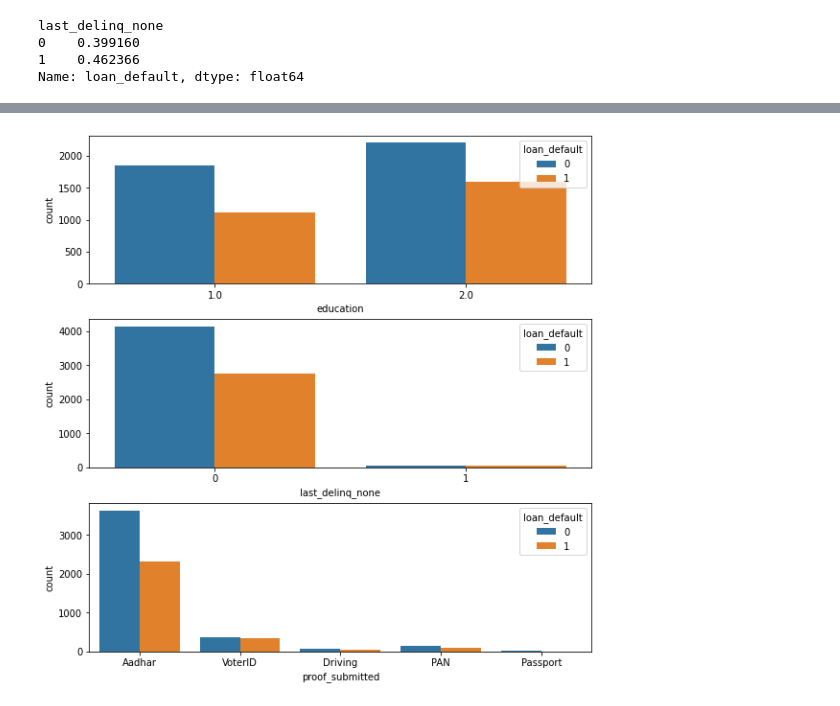
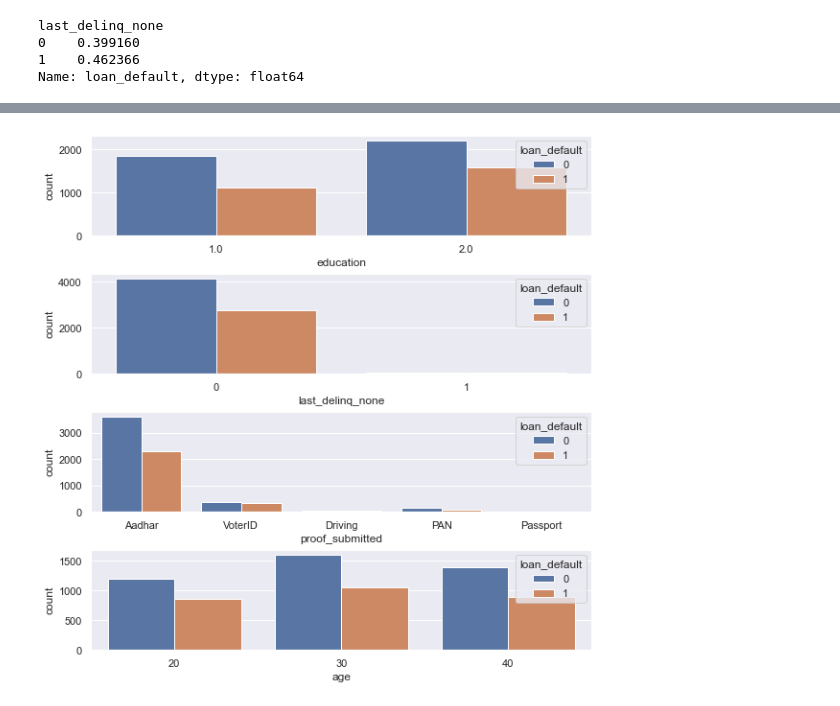
Before and after one commit to gunjak/Analytics_vidya_hackathon, a Jupyter notebook: train_pred.ipynb, the cells around one changed output, grey strips where cells are left out. Saved outputs shown, nothing was run; the diff lists cells and outputs as text; code cells hidden in the pictures.

```diff
--- a/train_pred.ipynb
+++ b/train_pred.ipynb
@@ -107,8 +143,8 @@ sns.heatmap(train_df.corr(),annot=True)
 # %%
 #EDA PART
 count=0
-fig,ax=plt.subplots(7,figsize=(10,20),constrained_layout=True)
-for i in numerical_column[1:-1]:
+fig,ax=plt.subplots(10,figsize=(10,20),constrained_layout=True)
+for i in numerical_column[1:]:
     sns.histplot(x=i,data=train_df,ax=ax[count],hue=train_df['loan_default'])
     count+=1
 # %% [output]
@@ -115,0 +152,6 @@ for i in numerical_column[1:-1]:
+# %%
+count=0
+fig,ax=plt.subplots(10,figsize=(10,20),constrained_layout=True)
+for i in numerical_column[1:-1]:
+    sns.distplot(train_df[i],ax=ax[count])
+    count+=1
@@ -115,0 +160,12 @@ for i in numerical_column[1:-1]:
+# %%
+from scipy import stats
+from sklearn.preprocessing import RobustScaler,QuantileTransformer
+count=0
+fig,ax=plt.subplots(3,5,constrained_layout=True,figsize=(12,5))
+for i in ['age','loan_amount','asset_cost']:
+    sns.distplot(train_df[i],ax=ax[count,0],hist=False)
+    sns.distplot(np.log(train_df[i]),ax=ax[count,1],hist=False)
+    sns.distplot(stats.yeojohnson(train_df[i])[0],ax=ax[count,2],hist=False)
+    sns.distplot(RobustScaler(quantile_range=(25,75)).fit_transform(train_df[[i]]),ax=ax[count,3],hist=False)
+    sns.distplot(QuantileTransformer(output_distribution='normal').fit_transform(train_df[[i]]),ax=ax[count,4],hist=False)
+    count+=1
@@ -115,0 +174,3 @@ for i in numerical_column[1:-1]:
+# %%
+train_df['age']=pd.cut(x=train_df['age'],bins=[20,30,40,50],labels=['20','30','40'])
+train_df['age']
@@ -116,11 +191,11 @@ for i in numerical_column[1:-1]:
 # %%
 count=0
-fig,ax=plt.subplots(3,figsize=(8,8),constrained_layout=True)
-for i in train_df[['education','last_delinq_none','proof_submitted']].columns:
-    sns.countplot(x=i,data=train_df[['education','last_delinq_none','loan_default','proof_submitted']],ax=ax[count],hue='loan_default')
+fig,ax=plt.subplots(4,figsize=(8,8),constrained_layout=True)
+for i in train_df[['education','last_delinq_none','proof_submitted','age']].columns:
+    sns.countplot(x=i,data=train_df[['education','last_delinq_none','loan_default','proof_submitted','age']],ax=ax[count],hue='loan_default')
     count+=1
 # %% [output]
-[figure, old version]
+[figure, new version]
 # %%
 sns.boxplot(x=train_df['asset_cost'])
 # %% [output]
```
Also changed, not shown: parts of 40 cells of this notebook, 1 other file.
